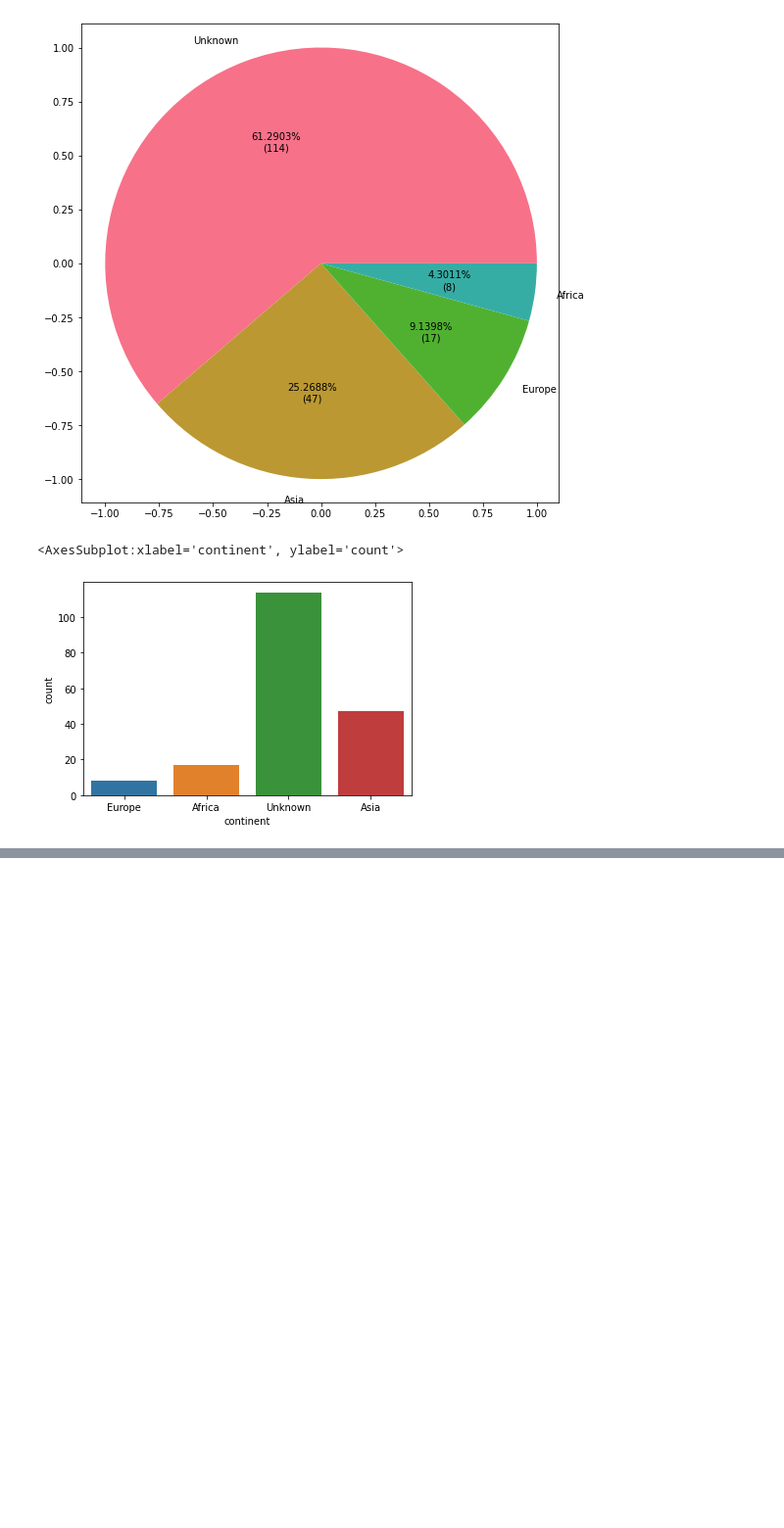
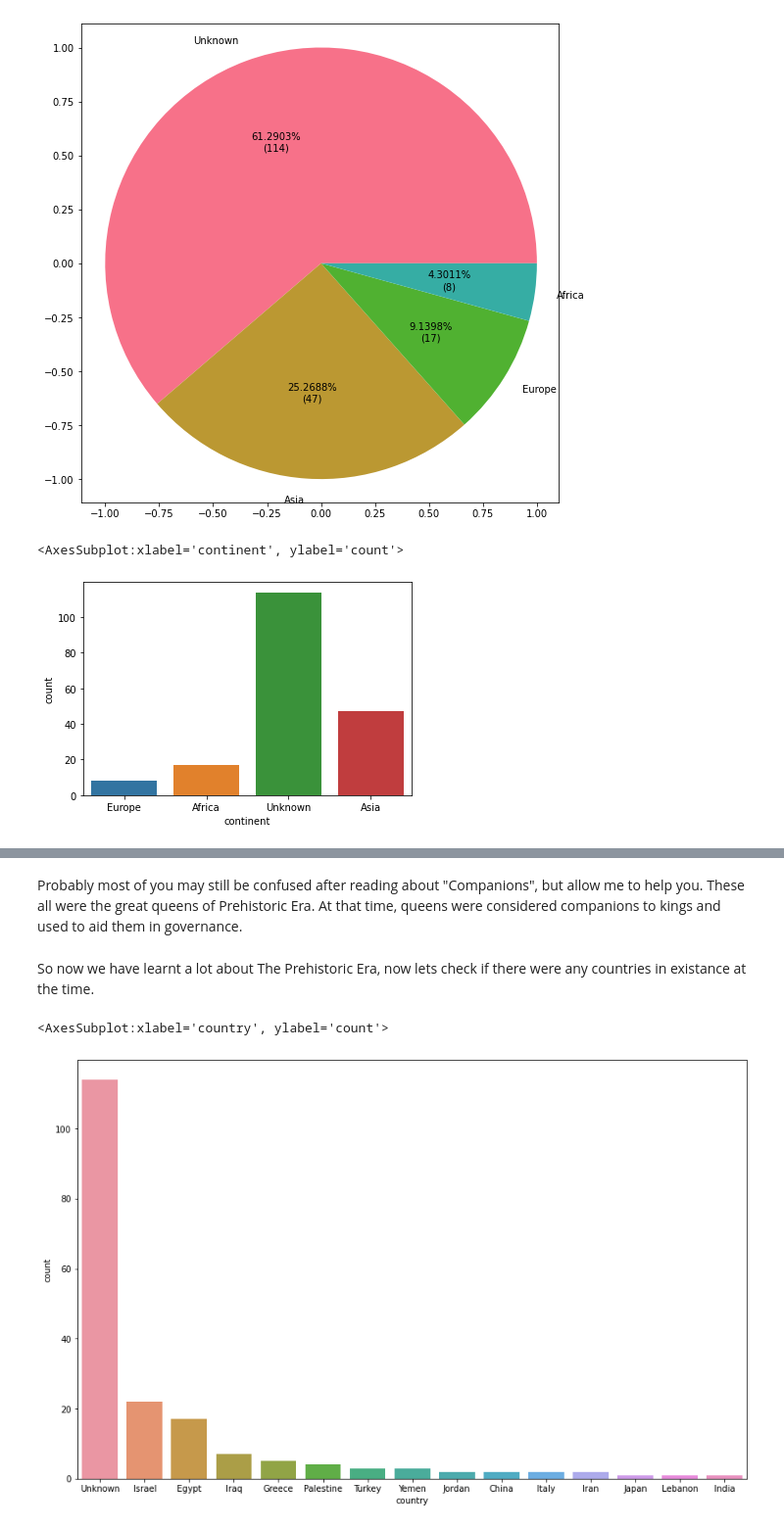
Before and after one commit to ShubhamBhut/Project-Insight, a Jupyter notebook: pantheon.ipynb, the cells around one changed output, grey strips where cells are left out. Shown at 98% size. Saved outputs shown, nothing was run; the diff lists cells and outputs as text; code cells hidden in the pictures; blank space fills up the shorter version.

```diff
--- a/pantheon.ipynb
+++ b/pantheon.ipynb
@@ -349,0 +375,10 @@ sns.countplot(x='continent',data=df_prehistoric)
+# %% [markdown]
+Probably most of you may still be confused after reading about "Companions", but allow me to help you. These all were the great queens of Prehistoric Era. At that time, queens were considered companions to kings and used to aid them in governance.
+# %% [markdown]
+So now we have learnt a lot about The Prehistoric Era, now lets check if there were any countries in existance at the time.
+# %%
+plt.figure(figsize=(14,9))
+sns.countplot(x='country',data=df_prehistoric, order=df_prehistoric.country.value_counts().iloc[:16].index)
+# %% [output]
+<AxesSubplot:xlabel='country', ylabel='count'>
+[figure, added]
```
Also changed, not shown: parts of 24 cells of this notebook.
